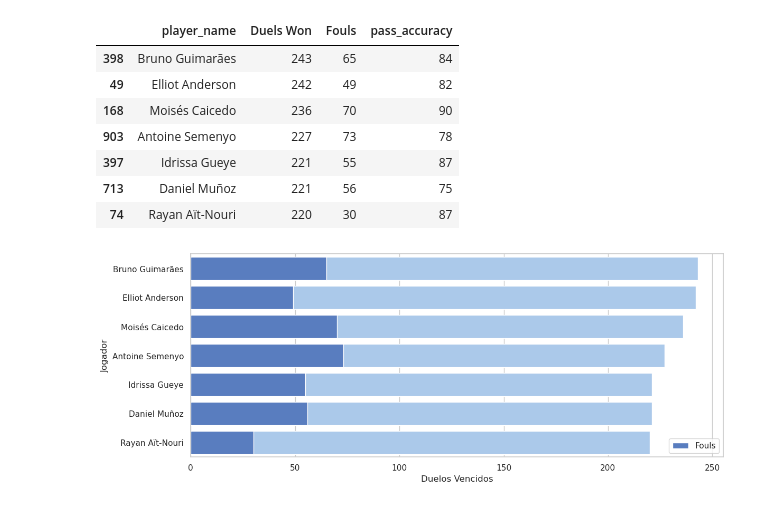
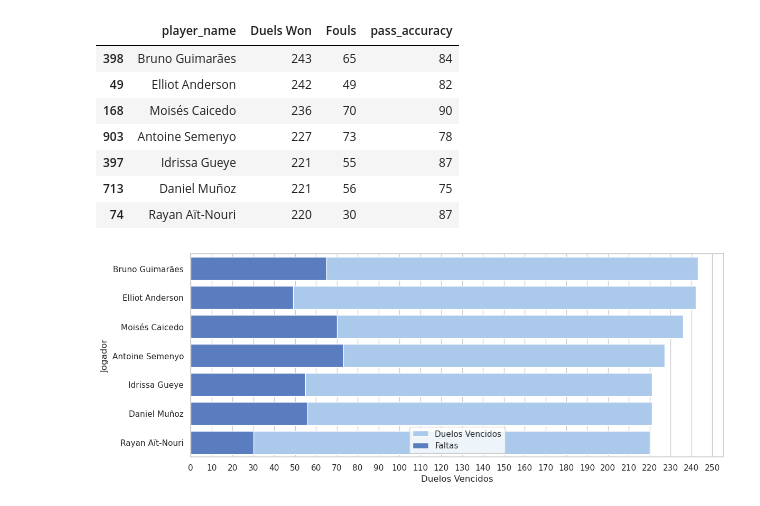
Before and after one commit to guilhermeej/premier-league-24-25-analysis, a Jupyter notebook: premier-league.ipynb, the cells around one changed output. Drawn from its saved outputs; the diff is of its cells as text; code cells hidden in the pictures.

```diff
--- a/premier-league.ipynb
+++ b/premier-league.ipynb
@@ -430,19 +430,21 @@ df_merged[df_merged['Duels Won'] >= 220][['player_name', 'Duels Won', 'Fouls', '
 | 713 | Daniel Muñoz | 221 | 56 | 75 |
 | 74 | Rayan Aït-Nouri | 220 | 30 | 87 |
 # %%
-df_duels_won = df_merged[df_merged['Duels Won'] >= 220][['player_name', 'Duels Won', 'Fouls', 'pass_accuracy']].sort_values('Duels Won', ascending=False)
+df_duels_won = df_merged[df_merged['Duels Won'] >= 220][['player_name', 'Duels Won', 'Fouls', 'player_club','pass_accuracy']].sort_values('Duels Won', ascending=False)
 # %%
 fig, ax = plt.subplots(figsize=(13,5))
 sns.set_color_codes("pastel")
-sns.barplot(x="Duels Won", y="player_name", data=df_duels_won, color="b")
+sns.barplot(x="Duels Won", y="player_name", data=df_duels_won,
+            label='Duelos Vencidos',color="b")
 
 sns.set_color_codes("muted")
 sns.barplot(x="Fouls", y="player_name", data=df_duels_won,
-            label="Fouls", color="b")
+            label="Faltas", color="b")
 
-ax.legend(ncol=2, loc="lower right", frameon=True)
+ax.legend(ncol=1, loc="lower center", frameon=True, )
+ax.set_xticks(np.arange(0, 260, 10)),
 ax.set_ylabel('Jogador')
 ax.set_xlabel('Duelos Vencidos')
 plt.show()
 # %% [output]
-[figure, old version]
+[figure, new version]
```
Also changed, not shown: parts of 4 cells of this notebook.
